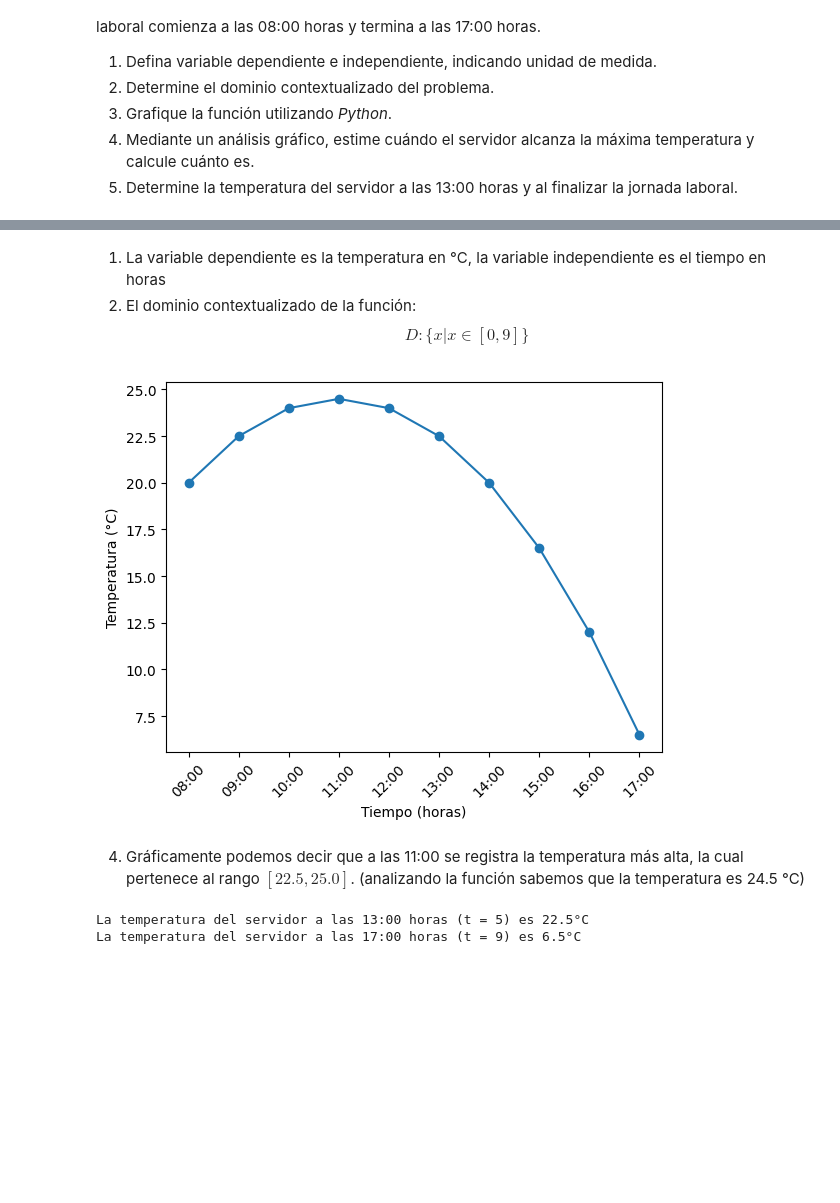
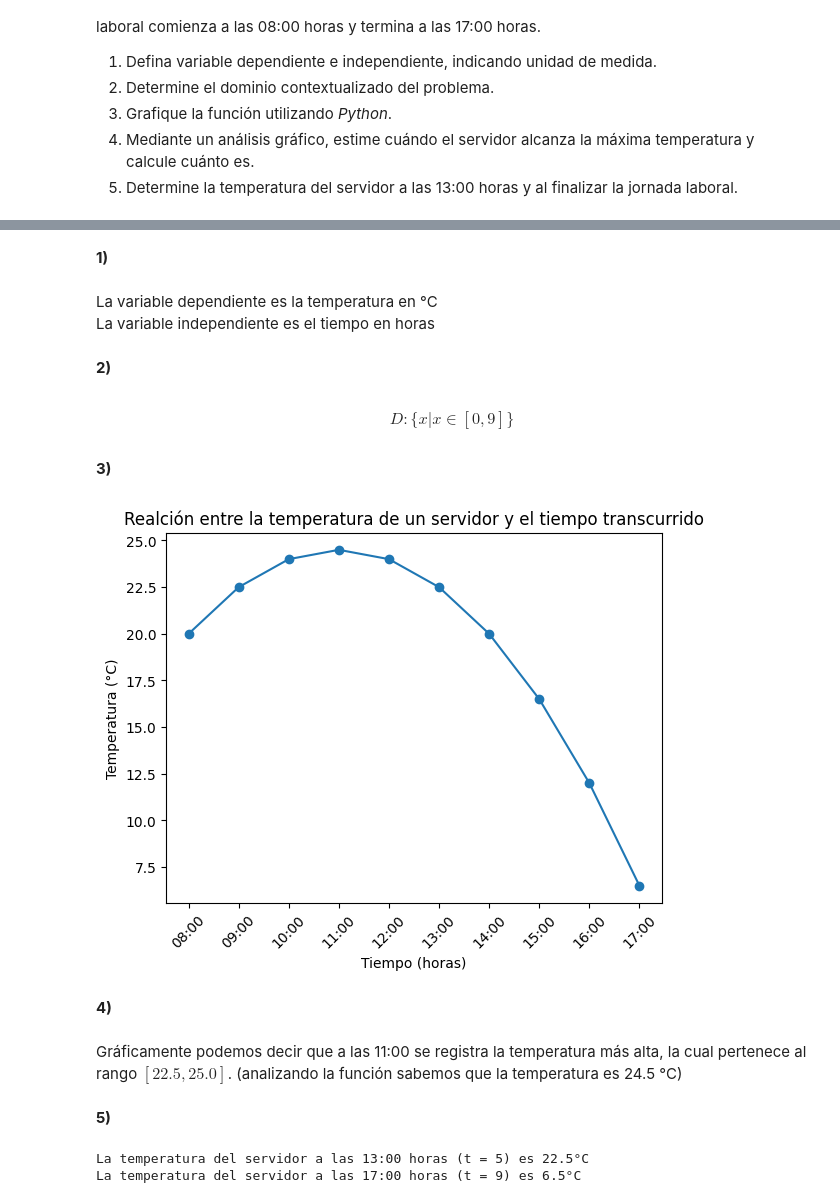
Before and after one commit to Kimulegen/matematica-aplicada, a Jupyter notebook: G1_Funciones.ipynb, the cells around one changed output, grey strips where cells are left out. Cells and saved outputs as stored; diff of their text form; code cells hidden in the pictures; blank space fills up the shorter version.

```diff
--- a/G1_Funciones.ipynb
+++ b/G1_Funciones.ipynb
@@ -229,33 +268,43 @@ donde $t$ corresponde al tiempo transcurrido (en horas) en un día laboral. Cons
+# %% [markdown]
+**1)**
 # %% [markdown]
-1. La variable dependiente es la temperatura en °C, la variable independiente es el tiempo en horas
-2. El dominio contextualizado de la función:
-$$ D:\{x|x \in [0, 9]\}$$
+La variable dependiente es la temperatura en °C <br />
+La variable independiente es el tiempo en horas
+# %% [markdown]
+**2)**
+# %% [markdown]
+$$ D:\{x|x \in [0, 9]\}$$
+# %% [markdown]
+**3)**
 # %%
 # 3
 import matplotlib.pyplot as plt
 import matplotlib.dates as mdates
 import pandas as pd
 import numpy as np
 
 times = pd.date_range(start='08:00', end='17:00', freq='h')
 
 t = np.arange(len(times))
 
-y = (-0.5) * t**2 + 3 * t + 20
 
 fig, ax = plt.subplots()
-ax.plot(times, y, marker='o', linestyle='-')
+ax.plot(times, calculate_temperature(t), marker='o', linestyle='-')
 ax.xaxis.set_major_locator(mdates.HourLocator(interval=1))
 ax.xaxis.set_major_formatter(mdates.DateFormatter('%H:%M'))
 
 plt.xticks(rotation=45)
 
-# Add labels and title
+ax.set_title("Realción entre la temperatura de un servidor y el tiempo transcurrido")
 ax.set_xlabel('Tiempo (horas)')
 ax.set_ylabel('Temperatura (°C)')
 plt.show()
 # %% [output]
-[figure, old version]
+[figure, new version]
+# %% [markdown]
+**4)**
 # %% [markdown]
-4. Gráficamente podemos decir que a las 11:00 se registra la temperatura más alta, la cual pertenece al rango $[22.5,25.0]$. (analizando la función sabemos que la temperatura es 24.5 °C)
+Gráficamente podemos decir que a las 11:00 se registra la temperatura más alta, la cual pertenece al rango $[22.5,25.0]$. (analizando la función sabemos que la temperatura es 24.5 °C)
+# %% [markdown]
+**5)**
 # %%
```
Also changed, not shown: parts of 68 cells of this notebook.
